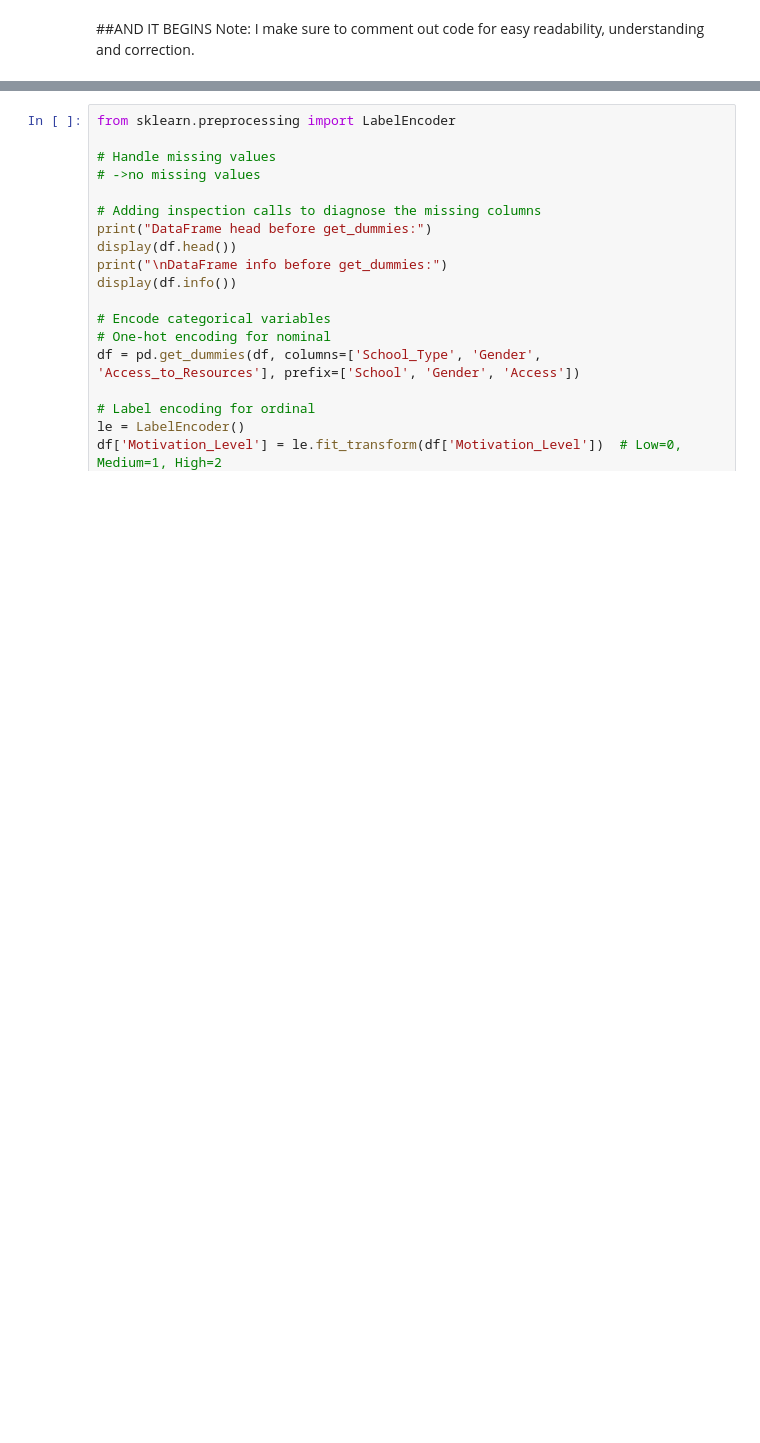
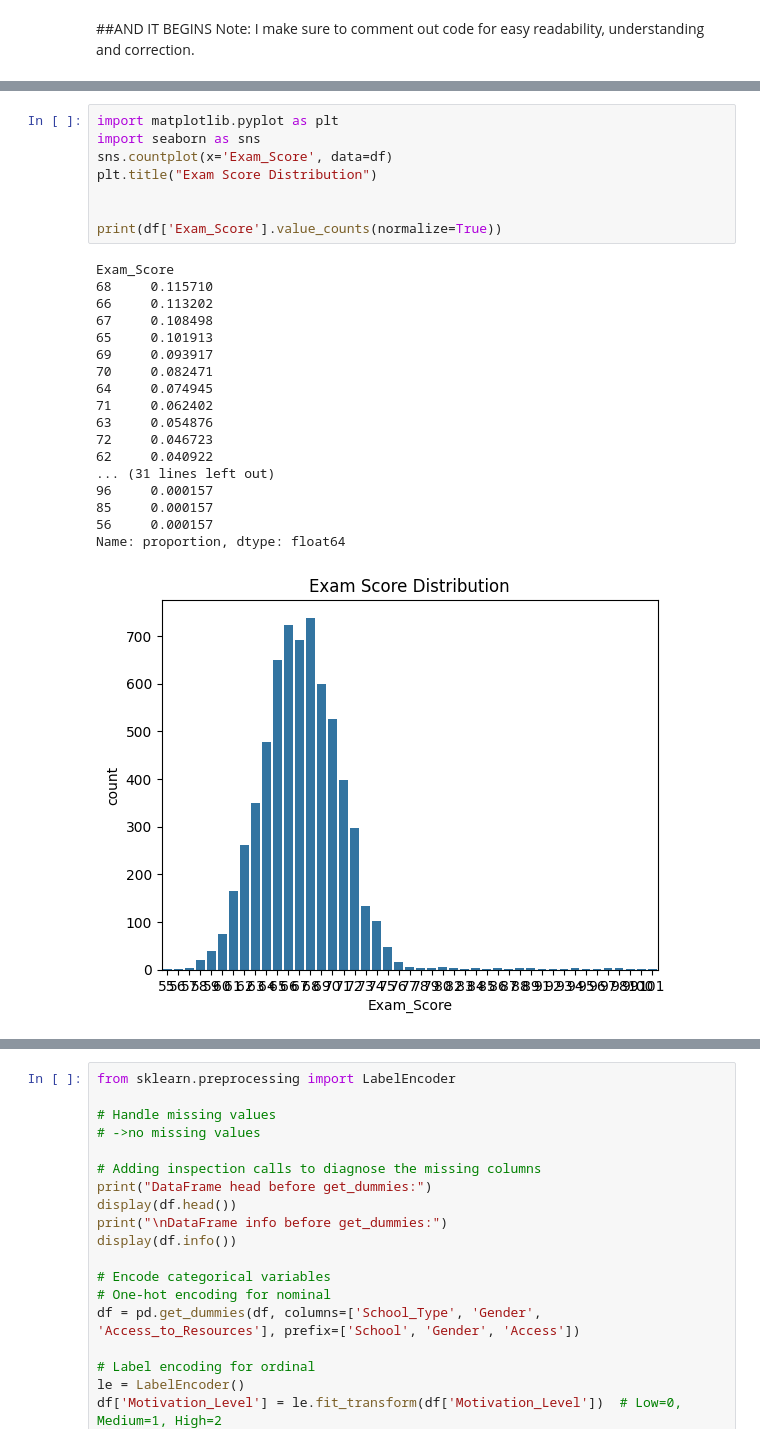
Before and after one commit to samintelguru/StudentPerformanceProject, a Jupyter notebook: Student_Performance.ipynb, the cells around one changed output, grey strips where cells are left out. Cells and saved outputs as stored; diff of their text form; blank space fills up the shorter version.

```diff
--- a/Student_Performance.ipynb
+++ b/Student_Performance.ipynb
@@ -42,0 +259,27 @@ df.head()
+# %%
+import matplotlib.pyplot as plt
+import seaborn as sns
+sns.countplot(x='Exam_Score', data=df)
+plt.title("Exam Score Distribution")
+
+
+print(df['Exam_Score'].value_counts(normalize=True))
+# %% [output]
+Exam_Score
+68     0.115710
+66     0.113202
+67     0.108498
+65     0.101913
+69     0.093917
+70     0.082471
+64     0.074945
+71     0.062402
+63     0.054876
+72     0.046723
+62     0.040922
+... (31 lines left out)
+96     0.000157
+85     0.000157
+56     0.000157
+Name: proportion, dtype: float64
+[figure, added]
```
Also changed, not shown: parts of 24 cells of this notebook.
